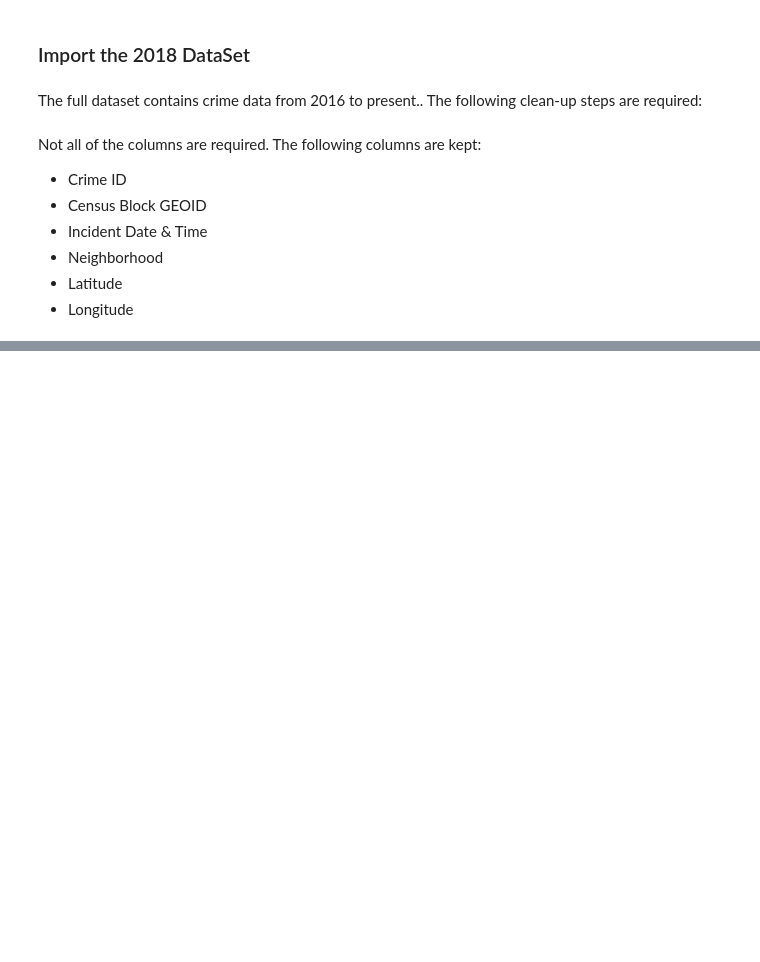
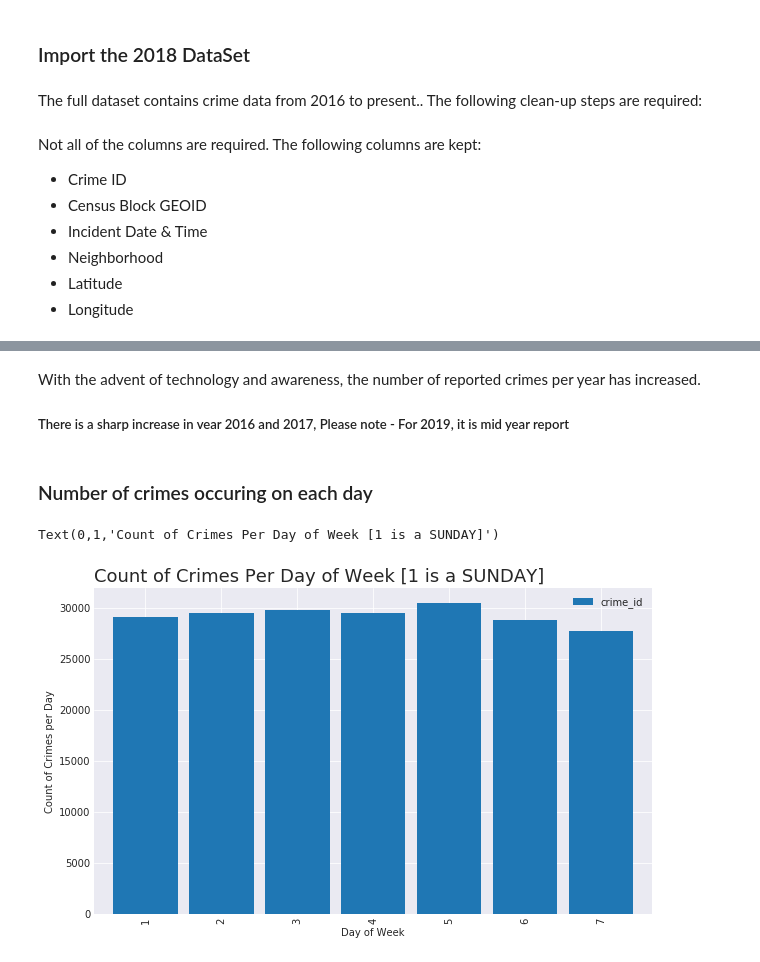
Before and after one commit to AnshulMishra13/Coursera_Capstone, a Jupyter notebook: Capstone Project - The Battle of the Neighborhoods.ipynb, the cells around one changed output, grey strips where cells are left out. Saved outputs shown, nothing was run; the diff lists cells and outputs as text; code cells hidden in the pictures; blank space fills up the shorter version.

```diff
--- a/Capstone Project - The Battle of the Neighborhoods.ipynb
+++ b/Capstone Project - The Battle of the Neighborhoods.ipynb
@@ -340,0 +522,19 @@ pwd
+# %% [markdown]
+With the advent of technology and awareness, the number of reported crimes per year has increased.
+
+##### There is a sharp increase in vear 2016 and 2017, Please note -  For 2019, it is mid year report
+# %% [markdown]
+### Number of crimes occuring on each day
+# %%
+# Group the Crimes per day and produce a bar chart
+df_crimes.groupby('day').count().plot(y = 'crime_id',
+                                      kind='bar',
+                                      figsize=(10,6),
+                                      width=0.85,
+                                      colormap='tab20')
+plt.xlabel('Day of Week')
+plt.ylabel('Count of Crimes per Day')
+plt.title('Count of Crimes Per Day of Week [1 is a SUNDAY]', loc='left', fontsize=18)
+# %% [output]
+Text(0,1,'Count of Crimes Per Day of Week [1 is a SUNDAY]')
+[figure, added]
```
Also changed, not shown: parts of 121 cells of this notebook.
